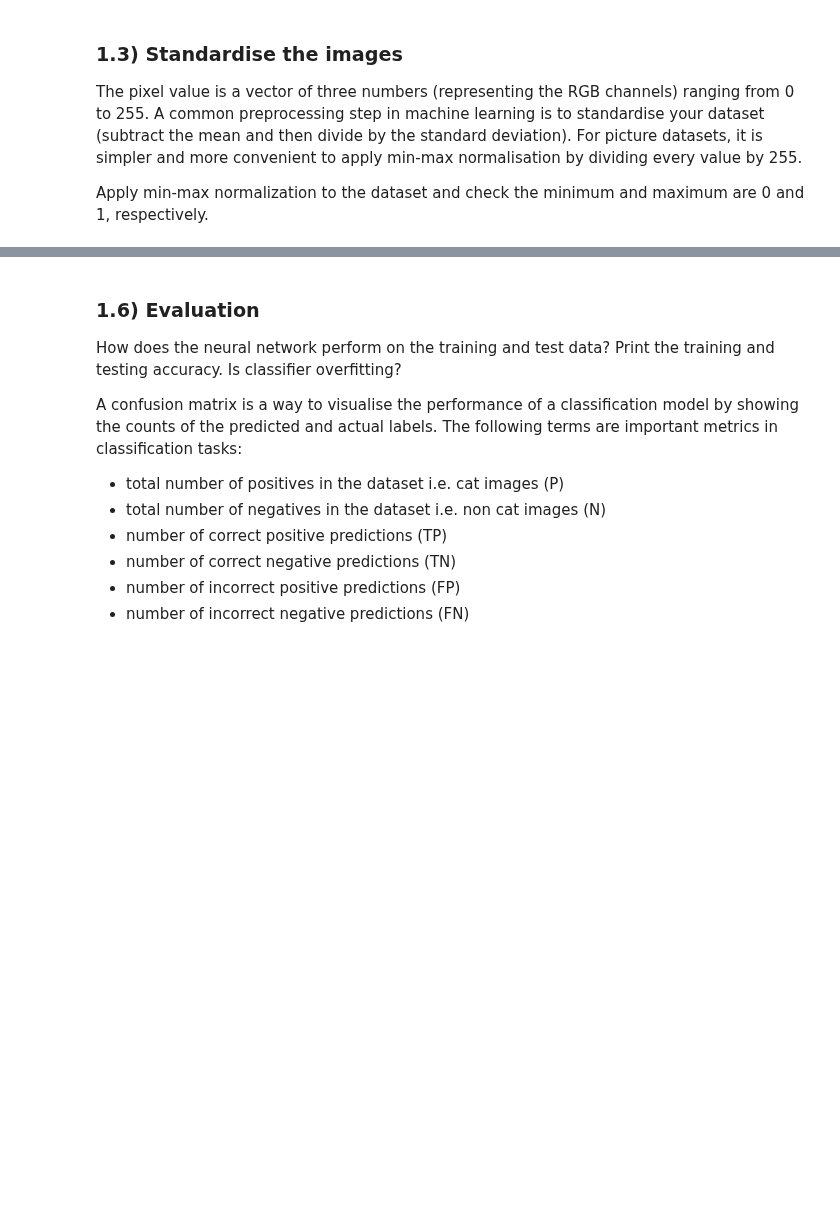
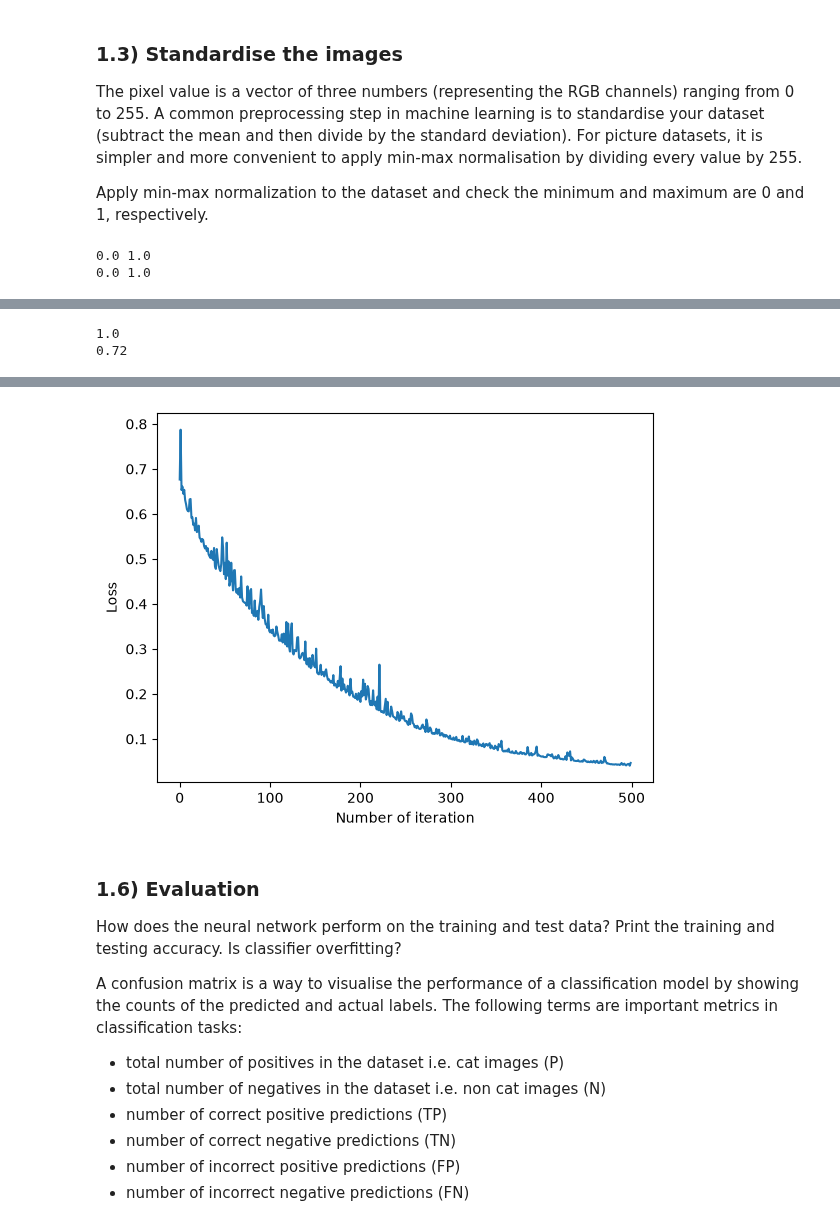
Before and after one commit to yaxuen05/lab_sheets_public, a Jupyter notebook: lab2/lab2-neural_nets.ipynb, the cells around one changed output, grey strips where cells are left out. Cells and saved outputs as stored; diff of their text form; code cells hidden in the pictures; blank space fills up the shorter version.

```diff
--- a/lab2/lab2-neural_nets.ipynb
+++ b/lab2/lab2-neural_nets.ipynb
@@ -61,0 +91,6 @@ Print the shape of the reshaped training and testing datasets.
+# %%
+# write your code here
+reshaped_train_x = train_x_orig.reshape((209, -1))
+print(f"Reshaped train x shape: {reshaped_train_x.shape}")
+reshaped_test_x = test_x_orig.reshape((50, -1))
+print(f"Reshaped test x shape: {reshaped_test_x.shape}")
@@ -69,3 +105,12 @@ Apply min-max normalization to the dataset and check the minimum and maximum are
+# %%
+# write your code here
+normalised_train_x = reshaped_train_x / 255
+normalised_test_x = reshaped_test_x / 255
+print(normalised_train_x.min(), normalised_train_x.max())
+print(normalised_test_x.min(), normalised_test_x.max())
+# %% [output]
+0.0 1.0
+0.0 1.0
 # %% [markdown]
 ### 1.4) Logistic regression classifier
 Logistic regression, despite its name, is a linear model for classification. The probabilities describing the possible outcomes of a classification are modeled using a logistic (sigmoid) function.
@@ -87,3 +130,16 @@ Hint, the classifier `fit` method has the following inputs:
+# %%
+# write your code here
+classifier = LogisticRegression()
+classifier.fit(normalised_train_x, train_y.flatten())
+train_pred = classifier.predict(normalised_train_x)
+
+print((train_pred == train_y.flatten()).sum() / len(train_y.flatten()))
+
+test_pred = classifier.predict(normalised_test_x)
+print((test_pred == test_y.flatten()).sum() / len(test_y.flatten()))
+# %% [output]
+1.0
+0.72
 # %% [markdown]
 ### Neural network architecture
 We will initially build a fully connected neural network with one hidden layer (i.e. one layer between input and output). When using more than one hidden layer we define it as a deep neural network.
@@ -145,3 +199,14 @@ Has the loss curve flat-lined? Hint, you may have to specify the `max_iter` and
+# %%
+# write your code here
+model = MLPClassifier(hidden_layer_sizes=(64,), activation='relu', solver='sgd', learning_rate_init=0.001, alpha=0, max_iter=500)
+model.fit(normalised_train_x, train_y.flatten())
+
+plt.plot(model.loss_curve_)
+plt.xlabel("Number of iteration")
+plt.ylabel("Loss")
+plt.show()
+# %% [output]
+[figure, added]
 # %% [markdown]
 ### 1.6) Evaluation
 How does the neural network perform on the training and test data? Print the training and testing accuracy. Is classifier overfitting?
```
Also changed, not shown: parts of 16 cells of this notebook, 9 other files.
